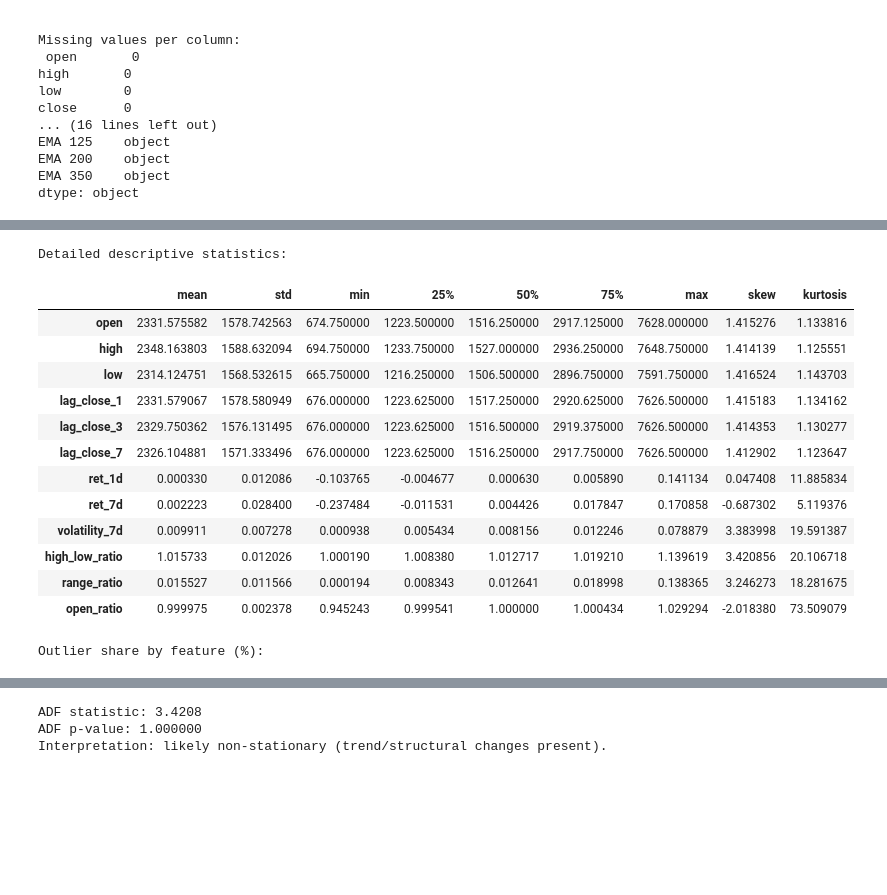
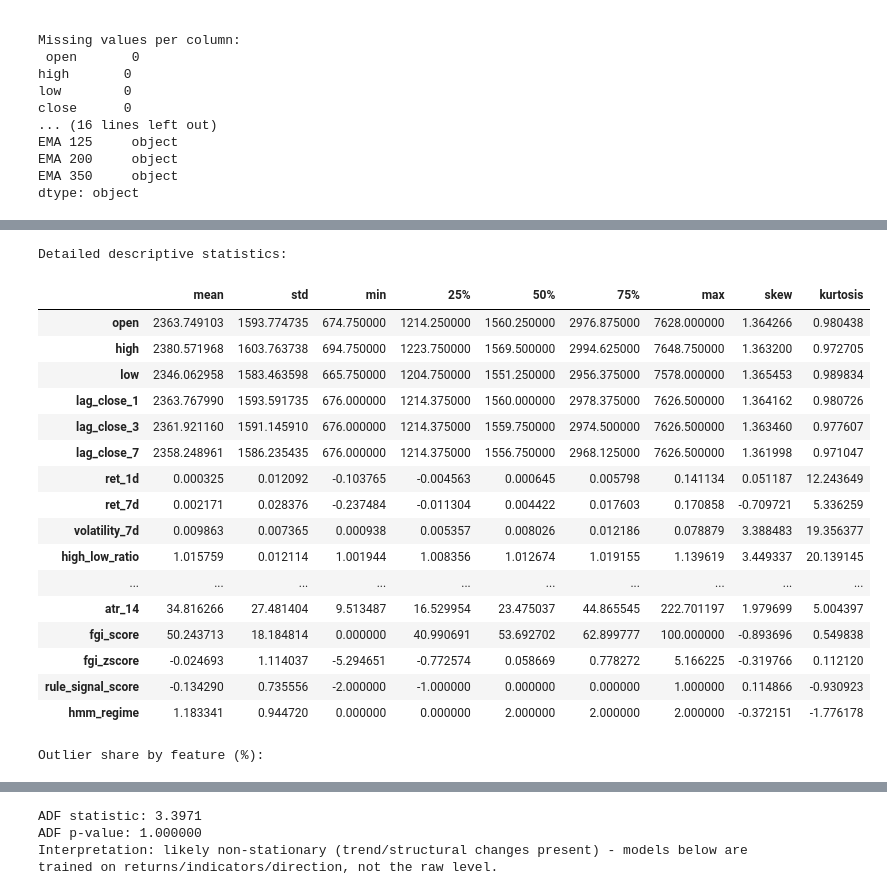
Before and after one commit to santiago-cruzlopez/WLV-MSc-AI, a Jupyter notebook: 05_Applying_Artificial_Intelligence/AI_Portfolio_SP500_Santiago_Cruz _Report.ipynb, the cells around one changed output, grey strips where cells are left out. Drawn from its saved outputs; the diff is of its cells as text; code cells hidden in the pictures; blank space fills up the shorter version.

```diff
--- a/05_Applying_Artificial_Intelligence/AI_Portfolio_SP500_Santiago_Cruz _Report.ipynb
+++ b/05_Applying_Artificial_Intelligence/AI_Portfolio_SP500_Santiago_Cruz _Report.ipynb
@@ -153,0 +833,37 @@ Selected features preview:
+# %%
+# ---------------------------------------------------------------------------
+# Section 7 — Modelling Dataset Assembly
+# ---------------------------------------------------------------------------
+df["rolling_mean_30"] = df["close"].rolling(window=30).mean()
+
+# Classification target: next-day close direction (1 = up, 0 = down/flat)
+df["price_direction"] = (df["close"].shift(-1) > df["close"]).astype(int)
+# Regression target used by the Bidirectional LSTM in Section 12
+df["fwd_return_1d"] = df["close"].pct_change().shift(-1)
+
+engineered_cols = [
+    "lag_close_1", "lag_close_3", "lag_close_7", "ret_1d", "ret_7d", "volatility_7d",
+    "high_low_ratio", "range_ratio", "open_ratio", "rsi_14", "macd", "macd_signal",
+    "macd_hist", "bb_width", "atr_14", "fgi_score", "fgi_zscore", "rule_signal_score",
+    "hmm_regime", "rolling_mean_30", "price_direction", "fwd_return_1d",
+]
+df_model = df.dropna(subset=engineered_cols).copy()
+
+baseline_features = ["open", "high", "low", "lag_close_1"]
+fe_features = baseline_features + [
+    "lag_close_3", "lag_close_7", "ret_1d", "ret_7d", "volatility_7d",
+    "high_low_ratio", "range_ratio", "open_ratio",
+    "rsi_14", "macd", "macd_signal", "macd_hist", "bb_width", "atr_14",
+    "fgi_score", "fgi_zscore", "rule_signal_score", "hmm_regime",
+]
+
+X_bl = df_model[baseline_features]
+X_fe = df_model[fe_features]
+y = df_model["price_direction"]
+
+selected_df = df_model[baseline_features + ["close"]]
+
+print("Model dataset shape:", df_model.shape)
+print("\nClass balance:\n", y.value_counts(normalize=True).rename("proportion"))
+print("\nSelected features preview:")
+selected_df.head()
@@ -154,44 +896,52 @@ Selected features preview:
 # %%
+# ---------------------------------------------------------------------------
+# Section 8 — Descriptive Statistics & Stationarity Diagnostics
+# ---------------------------------------------------------------------------
 desc = X_fe.describe().T
 desc["skew"] = X_fe.skew()
 desc["kurtosis"] = X_fe.kurtosis()
 print("Detailed descriptive statistics:\n")
 display(desc[["mean", "std", "min", "25%", "50%", "75%", "max", "skew", "kurtosis"]])
 
 # IQR outlier share
 outlier_share = {}
 for col in X_fe.columns:
     q1, q3 = X_fe[col].quantile([0.25, 0.75])
     iqr = q3 - q1
     lower, upper = q1 - 1.5 * iqr, q3 + 1.5 * iqr
     outlier_share[col] = ((X_fe[col] < lower) | (X_fe[col] > upper)).mean() * 100
 
 outlier_df = pd.Series(outlier_share, name="outlier_%").sort_values(ascending=False)
 print("\nOutlier share by feature (%):")
 display(outlier_df.round(2).to_frame())
 
-# ADF stationarity test on close
+# ADF stationarity test on the raw close price
 adf_stat, adf_pvalue, *_ = adfuller(df_model["close"])
 print(f"ADF statistic: {adf_stat:.4f}")
 print(f"ADF p-value: {adf_pvalue:.6f}")
 if adf_pvalue > 0.05:
-    print("Interpretation: likely non-stationary (trend/structural changes present).")
+    print("Interpretation: likely non-stationary (trend/structural changes present) - "
+          "models below are trained on returns/indicators/direction, not the raw level.")
 else:
     print("Interpretation: likely stationary series.")
 # %% [output]
 Detailed descriptive statistics:
 |  | mean | std | min | 25% | 50% | 75% | max | skew | kurtosis |
-| open | 2331.575582 | 1578.742563 | 674.750000 | 1223.500000 | 1516.250000 | 2917.125000 | 7628.000000 | 1.415276 | 1.133816 |
-| high | 2348.163803 | 1588.632094 | 694.750000 | 1233.750000 | 1527.000000 | 2936.250000 | 7648.750000 | 1.414139 | 1.125551 |
-| low | 2314.124751 | 1568.532615 | 665.750000 | 1216.250000 | 1506.500000 | 2896.750000 | 7591.750000 | 1.416524 | 1.143703 |
-| lag_close_1 | 2331.579067 | 1578.580949 | 676.000000 | 1223.625000 | 1517.250000 | 2920.625000 | 7626.500000 | 1.415183 | 1.134162 |
-| lag_close_3 | 2329.750362 | 1576.131495 | 676.000000 | 1223.625000 | 1516.500000 | 2919.375000 | 7626.500000 | 1.414353 | 1.130277 |
-| lag_close_7 | 2326.104881 | 1571.333496 | 676.000000 | 1223.625000 | 1516.250000 | 2917.750000 | 7626.500000 | 1.412902 | 1.123647 |
-| ret_1d | 0.000330 | 0.012086 | -0.103765 | -0.004677 | 0.000630 | 0.005890 | 0.141134 | 0.047408 | 11.885834 |
-| ret_7d | 0.002223 | 0.028400 | -0.237484 | -0.011531 | 0.004426 | 0.017847 | 0.170858 | -0.687302 | 5.119376 |
-| volatility_7d | 0.009911 | 0.007278 | 0.000938 | 0.005434 | 0.008156 | 0.012246 | 0.078879 | 3.383998 | 19.591387 |
-| high_low_ratio | 1.015733 | 0.012026 | 1.000190 | 1.008380 | 1.012717 | 1.019210 | 1.139619 | 3.420856 | 20.106718 |
-| range_ratio | 0.015527 | 0.011566 | 0.000194 | 0.008343 | 0.012641 | 0.018998 | 0.138365 | 3.246273 | 18.281675 |
-| open_ratio | 0.999975 | 0.002378 | 0.945243 | 0.999541 | 1.000000 | 1.000434 | 1.029294 | -2.018380 | 73.509079 |
+| open | 2363.749103 | 1593.774735 | 674.750000 | 1214.250000 | 1560.250000 | 2976.875000 | 7628.000000 | 1.364266 | 0.980438 |
+| high | 2380.571968 | 1603.763738 | 694.750000 | 1223.750000 | 1569.500000 | 2994.625000 | 7648.750000 | 1.363200 | 0.972705 |
+| low | 2346.062958 | 1583.463598 | 665.750000 | 1204.750000 | 1551.250000 | 2956.375000 | 7578.000000 | 1.365453 | 0.989834 |
+| lag_close_1 | 2363.767990 | 1593.591735 | 676.000000 | 1214.375000 | 1560.000000 | 2978.375000 | 7626.500000 | 1.364162 | 0.980726 |
+| lag_close_3 | 2361.921160 | 1591.145910 | 676.000000 | 1214.375000 | 1559.750000 | 2974.500000 | 7626.500000 | 1.363460 | 0.977607 |
+| lag_close_7 | 2358.248961 | 1586.235435 | 676.000000 | 1214.375000 | 1556.750000 | 2968.125000 | 7626.500000 | 1.361998 | 0.971047 |
+| ret_1d | 0.000325 | 0.012092 | -0.103765 | -0.004563 | 0.000645 | 0.005798 | 0.141134 | 0.051187 | 12.243649 |
+| ret_7d | 0.002171 | 0.028376 | -0.237484 | -0.011304 | 0.004422 | 0.017603 | 0.170858 | -0.709721 | 5.336259 |
+| volatility_7d | 0.009863 | 0.007365 | 0.000938 | 0.005357 | 0.008026 | 0.012186 | 0.078879 | 3.388483 | 19.356377 |
+| high_low_ratio | 1.015759 | 0.012114 | 1.001944 | 1.008356 | 1.012674 | 1.019155 | 1.139619 | 3.449337 | 20.139145 |
+| ... | ... | ... | ... | ... | ... | ... | ... | ... | ... |
+| atr_14 | 34.816266 | 27.481404 | 9.513487 | 16.529954 | 23.475037 | 44.865545 | 222.701197 | 1.979699 | 5.004397 |
+| fgi_score | 50.243713 | 18.184814 | 0.000000 | 40.990691 | 53.692702 | 62.899777 | 100.000000 | -0.893696 | 0.549838 |
+| fgi_zscore | -0.024693 | 1.114037 | -5.294651 | -0.772574 | 0.058669 | 0.778272 | 5.166225 | -0.319766 | 0.112120 |
+| rule_signal_score | -0.134290 | 0.735556 | -2.000000 | -1.000000 | 0.000000 | 0.000000 | 1.000000 | 0.114866 | -0.930923 |
+| hmm_regime | 1.183341 | 0.944720 | 0.000000 | 0.000000 | 2.000000 | 2.000000 | 2.000000 | -0.372151 | -1.776178 |
 Outlier share by feature (%):
 |  | outlier_% |
@@ -210,3 +964,3 @@ Outlier share by feature (%):
-ADF statistic: 3.4208
+ADF statistic: 3.3971
 ADF p-value: 1.000000
-Interpretation: likely non-stationary (trend/structural changes present).
+Interpretation: likely non-stationary (trend/structural changes present) - models below are trained on returns/indicators/direction, not the raw level.
```
Also changed, not shown: parts of 36 cells of this notebook, 3 other files.
